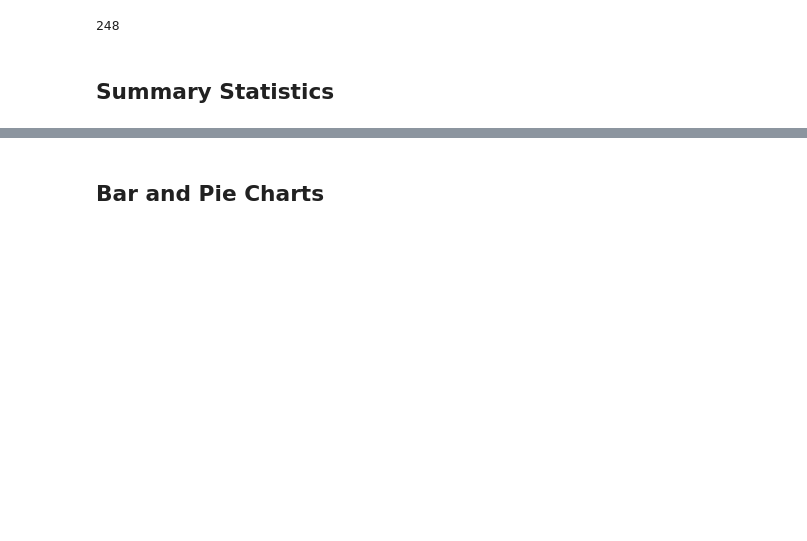
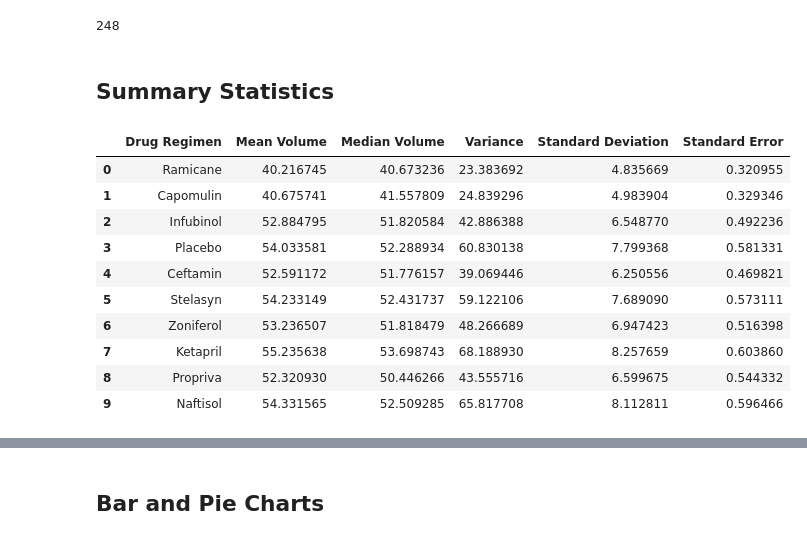
Before and after one commit to ashante112/matplotlib-challenge, a Jupyter notebook: Pymaceuticals/pymaceuticals_starter.ipynb, the cells around one changed output, grey strips where cells are left out. Saved outputs shown, nothing was run; the diff lists cells and outputs as text; code cells hidden in the pictures; blank space fills up the shorter version.

```diff
--- a/Pymaceuticals/pymaceuticals_starter.ipynb
+++ b/Pymaceuticals/pymaceuticals_starter.ipynb
@@ -103,9 +117,50 @@ mice_count
 # %%
 # Generate a summary statistics table of mean, median, variance, standard deviation, and SEM of the tumor volume for each regimen
 
 # Use groupby and summary statistical methods to calculate the following properties of each drug regimen:
 # mean, median, variance, standard deviation, and SEM of the tumor volume.
 # Assemble the resulting series into a single summary dataframe.
+
+# Initialize lists
+regimens = clean_df["Drug Regimen"].unique()
+mean_vol = []
+median_vol = []
+var_vol = []
+std_vol = []
+sems = []
+
+# Iterate through the different treatments to calculate the summary statistics
+for regimen in regimens:
+    df = clean_df[clean_df["Drug Regimen"]==regimen]
+    mean_vol.append(df["Tumor Volume (mm3)"].mean())
+    median_vol.append(df["Tumor Volume (mm3)"].median())
+    var_vol.append(np.var(df["Tumor Volume (mm3)"],ddof=0))
+    std_vol.append(np.std(df["Tumor Volume (mm3)"],ddof=0))
+    sems.append(st.sem(df["Tumor Volume (mm3)"]))
+
+# Create a dataframe for the summary statistics
+summ_stats_df = pd.DataFrame({
+    "Drug Regimen":regimens,
+    "Mean Volume": mean_vol,
+    "Median Volume": median_vol,
+    "Variance": var_vol,
+    "Standard Deviation": std_vol,
+    "Standard Error": sems
+})
+
+summ_stats_df
+# %% [output]
+|  | Drug Regimen | Mean Volume | Median Volume | Variance | Standard Deviation | Standard Error |
+| 0 | Ramicane | 40.216745 | 40.673236 | 23.383692 | 4.835669 | 0.320955 |
+| 1 | Capomulin | 40.675741 | 41.557809 | 24.839296 | 4.983904 | 0.329346 |
+| 2 | Infubinol | 52.884795 | 51.820584 | 42.886388 | 6.548770 | 0.492236 |
+| 3 | Placebo | 54.033581 | 52.288934 | 60.830138 | 7.799368 | 0.581331 |
+| 4 | Ceftamin | 52.591172 | 51.776157 | 39.069446 | 6.250556 | 0.469821 |
+| 5 | Stelasyn | 54.233149 | 52.431737 | 59.122106 | 7.689090 | 0.573111 |
+| 6 | Zoniferol | 53.236507 | 51.818479 | 48.266689 | 6.947423 | 0.516398 |
+| 7 | Ketapril | 55.235638 | 53.698743 | 68.188930 | 8.257659 | 0.603860 |
+| 8 | Propriva | 52.320930 | 50.446266 | 43.555716 | 6.599675 | 0.544332 |
+| 9 | Naftisol | 54.331565 | 52.509285 | 65.817708 | 8.112811 | 0.596466 |
 # %%
 # Generate a summary statistics table of mean, median, variance, standard deviation, and SEM of the tumor volume for each regimen
 
```
Also changed, not shown: parts of 8 cells of this notebook, 1 other file.
